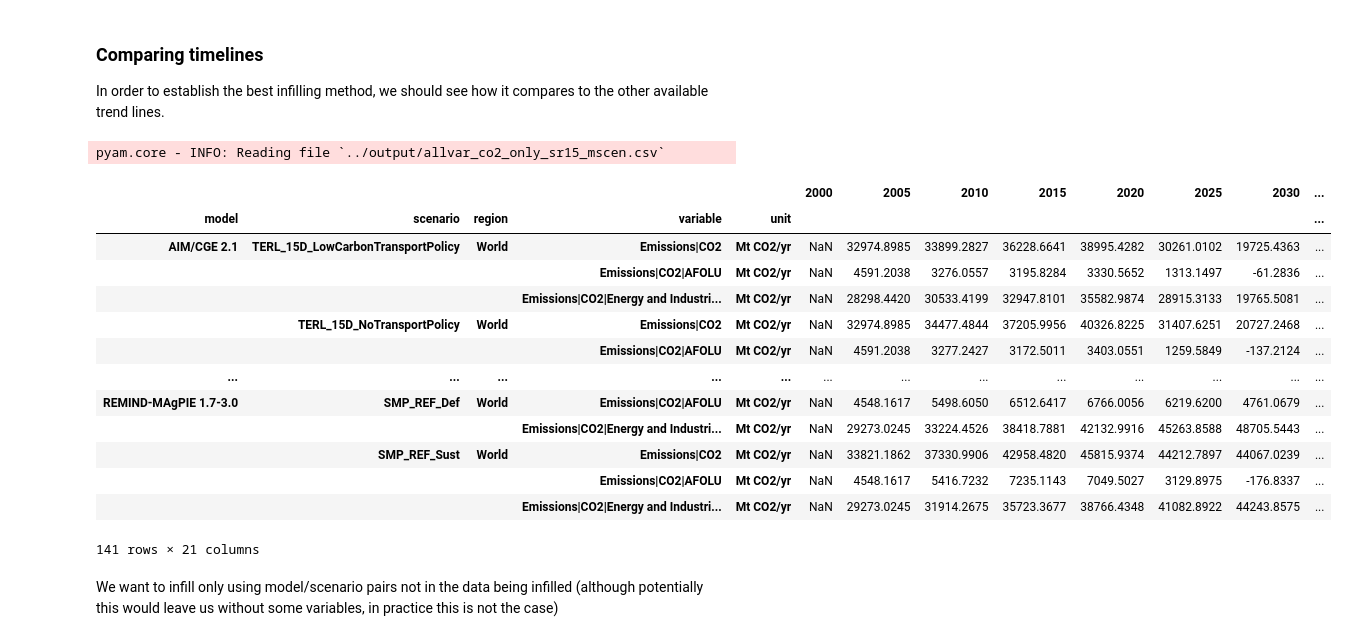
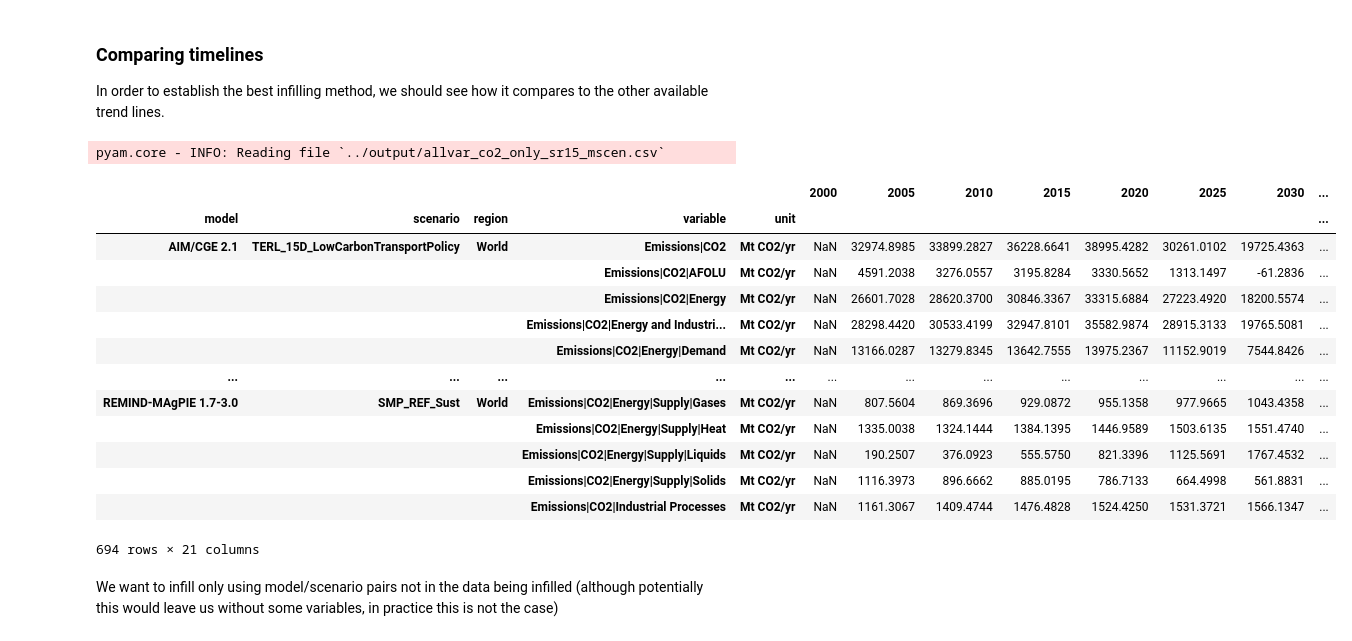
Before and after one commit to GranthamImperial/silicone_examples, a Jupyter notebook: notebooks/Infilling_example_complete_sr1.5.ipynb, the cells around one changed output. Saved outputs shown, nothing was run; the diff lists cells and outputs as text; code cells hidden in the pictures.

```diff
--- a/notebooks/Infilling_example_complete_sr1.5.ipynb
+++ b/notebooks/Infilling_example_complete_sr1.5.ipynb
@@ -82,24 +77,24 @@ pyam.core - INFO: Reading file `./../input/complete_sr15.csv`
 ### Comparing timelines
 In order to establish the best infilling method, we should see how it compares to the other available trend lines.
 # %%
-df_to_infill = pyam.IamDataFrame(to_infill_file).filter(variable=required_variables_list)
+df_to_infill = pyam.IamDataFrame(to_infill_file)
 df_to_infill.timeseries()
 # %% [output]
 pyam.core - INFO: Reading file `../output/allvar_co2_only_sr15_mscen.csv`
 |  |  |  |  |  | 2000 | 2005 | 2010 | 2015 | 2020 | 2025 | 2030 | ... |
 | model | scenario | region | variable | unit |  |  |  |  |  |  |  | ... |
 | AIM/CGE 2.1 | TERL_15D_LowCarbonTransportPolicy | World | Emissions|CO2 | Mt CO2/yr | NaN | 32974.8985 | 33899.2827 | 36228.6641 | 38995.4282 | 30261.0102 | 19725.4363 | ... |
 |  |  |  | Emissions|CO2|AFOLU | Mt CO2/yr | NaN | 4591.2038 | 3276.0557 | 3195.8284 | 3330.5652 | 1313.1497 | -61.2836 | ... |
+|  |  |  | Emissions|CO2|Energy | Mt CO2/yr | NaN | 26601.7028 | 28620.3700 | 30846.3367 | 33315.6884 | 27223.4920 | 18200.5574 | ... |
 |  |  |  | Emissions|CO2|Energy and Industri... | Mt CO2/yr | NaN | 28298.4420 | 30533.4199 | 32947.8101 | 35582.9874 | 28915.3133 | 19765.5081 | ... |
-|  | TERL_15D_NoTransportPolicy | World | Emissions|CO2 | Mt CO2/yr | NaN | 32974.8985 | 34477.4844 | 37205.9956 | 40326.8225 | 31407.6251 | 20727.2468 | ... |
-|  |  |  | Emissions|CO2|AFOLU | Mt CO2/yr | NaN | 4591.2038 | 3277.2427 | 3172.5011 | 3403.0551 | 1259.5849 | -137.2124 | ... |
+|  |  |  | Emissions|CO2|Energy|Demand | Mt CO2/yr | NaN | 13166.0287 | 13279.8345 | 13642.7555 | 13975.2367 | 11152.9019 | 7544.8426 | ... |
 | ... | ... | ... | ... | ... | ... | ... | ... | ... | ... | ... | ... | ... |
-| REMIND-MAgPIE 1.7-3.0 | SMP_REF_Def | World | Emissions|CO2|AFOLU | Mt CO2/yr | NaN | 4548.1617 | 5498.6050 | 6512.6417 | 6766.0056 | 6219.6200 | 4761.0679 | ... |
-|  |  |  | Emissions|CO2|Energy and Industri... | Mt CO2/yr | NaN | 29273.0245 | 33224.4526 | 38418.7881 | 42132.9916 | 45263.8588 | 48705.5443 | ... |
-|  | SMP_REF_Sust | World | Emissions|CO2 | Mt CO2/yr | NaN | 33821.1862 | 37330.9906 | 42958.4820 | 45815.9374 | 44212.7897 | 44067.0239 | ... |
-|  |  |  | Emissions|CO2|AFOLU | Mt CO2/yr | NaN | 4548.1617 | 5416.7232 | 7235.1143 | 7049.5027 | 3129.8975 | -176.8337 | ... |
-|  |  |  | Emissions|CO2|Energy and Industri... | Mt CO2/yr | NaN | 29273.0245 | 31914.2675 | 35723.3677 | 38766.4348 | 41082.8922 | 44243.8575 | ... |
+| REMIND-MAgPIE 1.7-3.0 | SMP_REF_Sust | World | Emissions|CO2|Energy|Supply|Gases | Mt CO2/yr | NaN | 807.5604 | 869.3696 | 929.0872 | 955.1358 | 977.9665 | 1043.4358 | ... |
+|  |  |  | Emissions|CO2|Energy|Supply|Heat | Mt CO2/yr | NaN | 1335.0038 | 1324.1444 | 1384.1395 | 1446.9589 | 1503.6135 | 1551.4740 | ... |
+|  |  |  | Emissions|CO2|Energy|Supply|Liquids | Mt CO2/yr | NaN | 190.2507 | 376.0923 | 555.5750 | 821.3396 | 1125.5691 | 1767.4532 | ... |
+|  |  |  | Emissions|CO2|Energy|Supply|Solids | Mt CO2/yr | NaN | 1116.3973 | 896.6662 | 885.0195 | 786.7133 | 664.4998 | 561.8831 | ... |
+|  |  |  | Emissions|CO2|Industrial Processes | Mt CO2/yr | NaN | 1161.3067 | 1409.4744 | 1476.4828 | 1524.4250 | 1531.3721 | 1566.1347 | ... |
-141 rows × 21 columns
+694 rows × 21 columns
 # %% [markdown]
 We want to infill only using model/scenario pairs not in the data being infilled (although potentially this would leave us without some variables, in practice this is not the case)
 # %%
```
Also changed, not shown: parts of 15 cells of this notebook.
